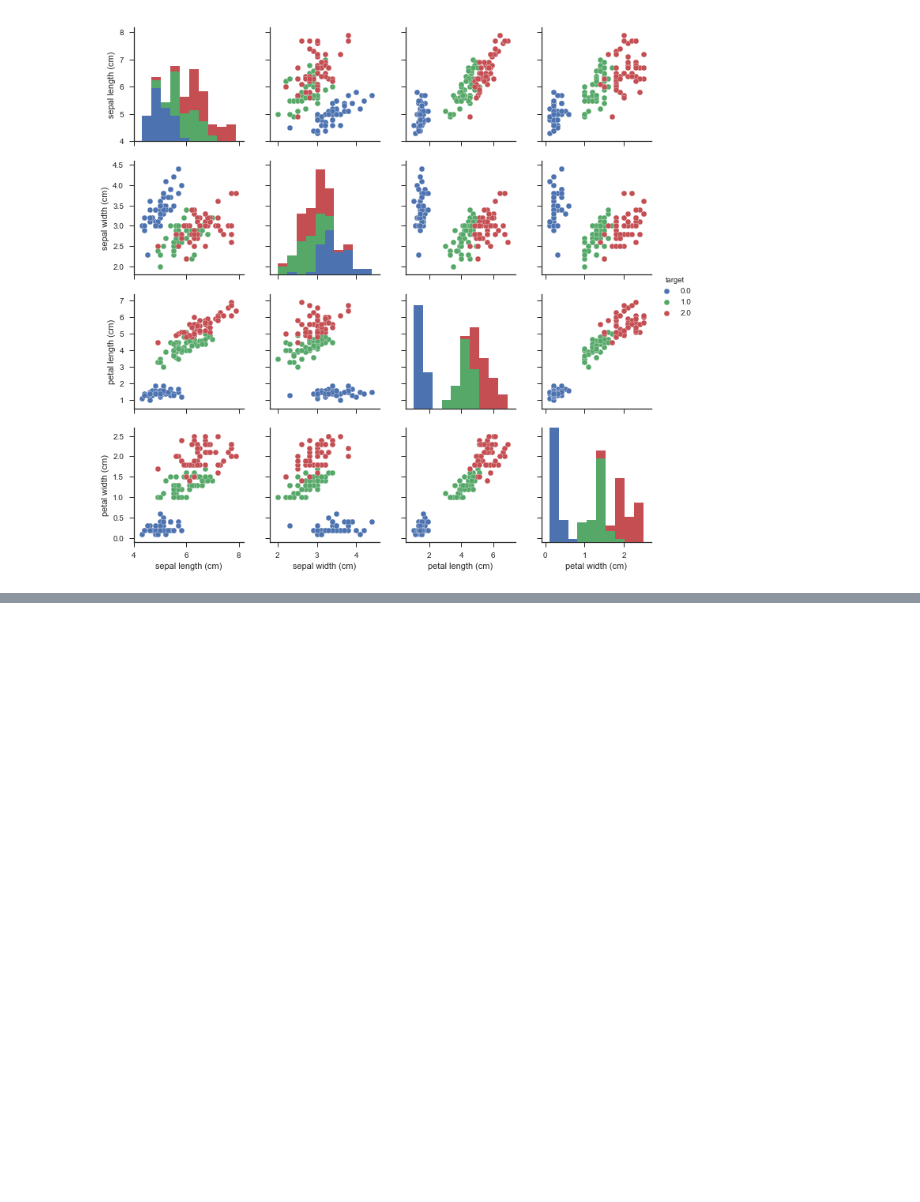
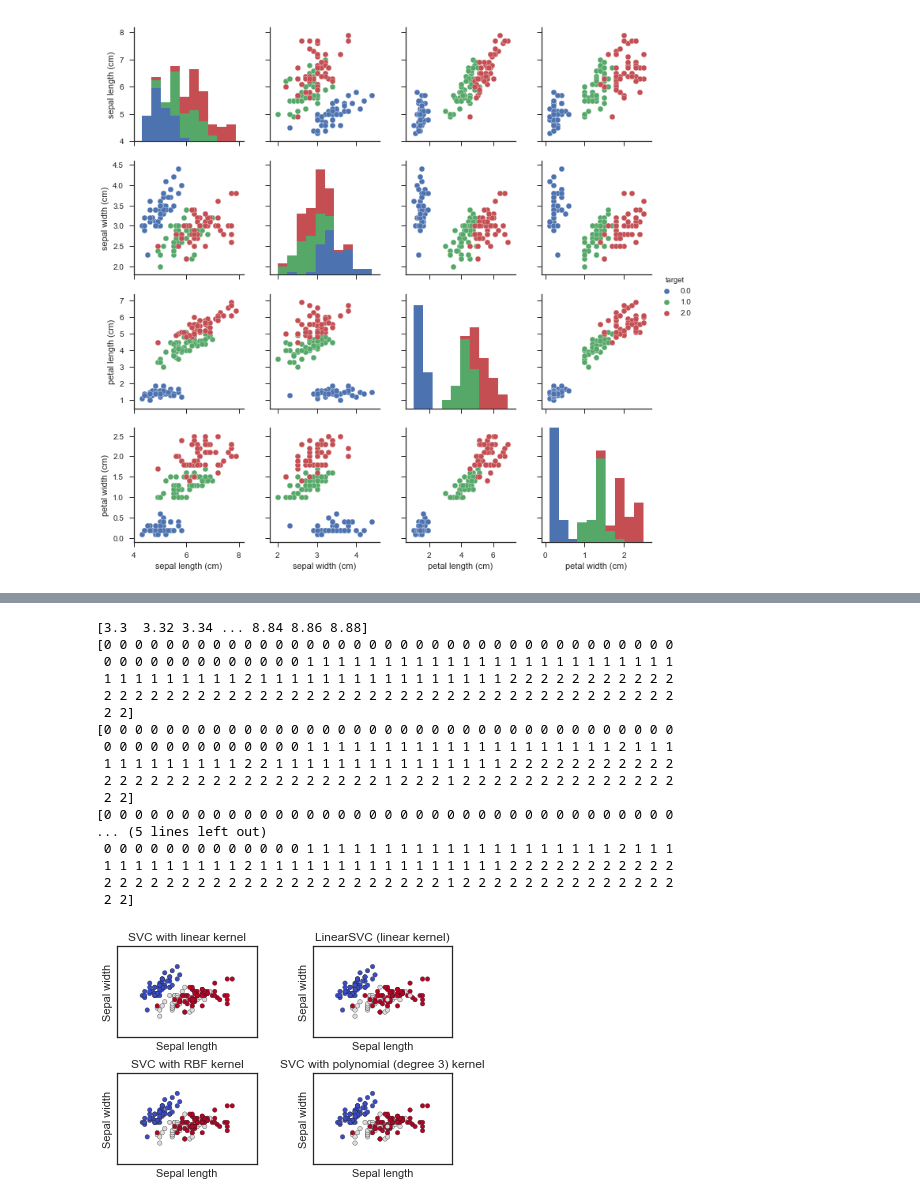
Before and after one commit to marcodigennaro/Klanik_tutorials, a Jupyter notebook: iris_classification.ipynb, the cells around one changed output, grey strips where cells are left out. Saved outputs shown, nothing was run; the diff lists cells and outputs as text; code cells hidden in the pictures; blank space fills up the shorter version.

```diff
--- a/iris_classification.ipynb
+++ b/iris_classification.ipynb
@@ -51,0 +84,79 @@ plt.show()
+# %%
+def make_meshgrid(x, y, h=.02):
+    """Create a mesh of points to plot in
+
+    Parameters
+    ----------
+    x: data to base x-axis meshgrid on
+    y: data to base y-axis meshgrid on
+    h: stepsize for meshgrid, optional
+
+    Returns
+    -------
+    xx, yy : ndarray
+    """
+    x_min, x_max = x.min() - 1, x.max() + 1
+    y_min, y_max = y.min() - 1, y.max() + 1
+    xx, yy = np.meshgrid(np.arange(x_min, x_max, h),
+                         np.arange(y_min, y_max, h))
+    return xx, yy
+# %%
+# we create an instance of SVM and fit out data. We do not scale our
+# data since we want to plot the support vectors
+C = 1.0  # SVM regularization parameter
+models = (svm.SVC(kernel='linear', C=C),
+          svm.LinearSVC(C=C, max_iter=10000),
+          svm.SVC(kernel='rbf', gamma=0.7, C=C),
+          svm.SVC(kernel='poly', degree=3, gamma='auto', C=C))
+models = (clf.fit(X, y) for clf in models)
+
+# title for the plots
+titles = ('SVC with linear kernel',
+          'LinearSVC (linear kernel)',
+          'SVC with RBF kernel',
+          'SVC with polynomial (degree 3) kernel')
+
+# Set-up 2x2 grid for plotting.
+fig, sub = plt.subplots(2, 2)
+plt.subplots_adjust(wspace=0.4, hspace=0.4)
+
+X0, X1 = X[:, 0], X[:, 1]
+
+xx, yy = make_meshgrid(X0, X1)
+print(xx.ravel())
+for clf, title, ax in zip(models, titles, sub.flatten()):
+
+    Z = clf.predict(X)
+    print(Z)
+    #Z = clf.predict(np.c_[X0.ravel(), X1.ravel()])
+    #Z = Z.reshape(xx.shape)
+    #out = ax.contourf(xx, yy, Z, cmap=plt.cm.coolwarm, alpha=0.8)
+    ax.scatter(X0, X1, c=Z, cmap=plt.cm.coolwarm, s=20, edgecolors='k')
+    ax.set_xlim(xx.min(), xx.max())
+    ax.set_ylim(yy.min(), yy.max())
+    ax.set_xlabel('Sepal length')
+    ax.set_ylabel('Sepal width')
+    ax.set_xticks(())
+    ax.set_yticks(())
+    ax.set_title(title)
+
+plt.show()
+# %% [output]
+[3.3  3.32 3.34 ... 8.84 8.86 8.88]
+[0 0 0 0 0 0 0 0 0 0 0 0 0 0 0 0 0 0 0 0 0 0 0 0 0 0 0 0 0 0 0 0 0 0 0 0 0
+ 0 0 0 0 0 0 0 0 0 0 0 0 0 1 1 1 1 1 1 1 1 1 1 1 1 1 1 1 1 1 1 1 1 1 1 1 1
+ 1 1 1 1 1 1 1 1 1 2 1 1 1 1 1 1 1 1 1 1 1 1 1 1 1 1 2 2 2 2 2 2 2 2 2 2 2
+ 2 2 2 2 2 2 2 2 2 2 2 2 2 2 2 2 2 2 2 2 2 2 2 2 2 2 2 2 2 2 2 2 2 2 2 2 2
+ 2 2]
+[0 0 0 0 0 0 0 0 0 0 0 0 0 0 0 0 0 0 0 0 0 0 0 0 0 0 0 0 0 0 0 0 0 0 0 0 0
+ 0 0 0 0 0 0 0 0 0 0 0 0 0 1 1 1 1 1 1 1 1 1 1 1 1 1 1 1 1 1 1 1 1 2 1 1 1
+ 1 1 1 1 1 1 1 1 1 2 2 1 1 1 1 1 1 1 1 1 1 1 1 1 1 1 2 2 2 2 2 2 2 2 2 2 2
+ 2 2 2 2 2 2 2 2 2 2 2 2 2 2 2 2 2 2 1 2 2 2 1 2 2 2 2 2 2 2 2 2 2 2 2 2 2
+ 2 2]
+[0 0 0 0 0 0 0 0 0 0 0 0 0 0 0 0 0 0 0 0 0 0 0 0 0 0 0 0 0 0 0 0 0 0 0 0 0
+... (5 lines left out)
+ 0 0 0 0 0 0 0 0 0 0 0 0 0 1 1 1 1 1 1 1 1 1 1 1 1 1 1 1 1 1 1 1 1 2 1 1 1
+ 1 1 1 1 1 1 1 1 1 2 1 1 1 1 1 1 1 1 1 1 1 1 1 1 1 1 2 2 2 2 2 2 2 2 2 2 2
+ 2 2 2 2 2 2 2 2 2 2 2 2 2 2 2 2 2 2 2 2 2 2 1 2 2 2 2 2 2 2 2 2 2 2 2 2 2
+ 2 2]
+[figure, added]
```
Also changed, not shown: parts of 8 cells of this notebook.
